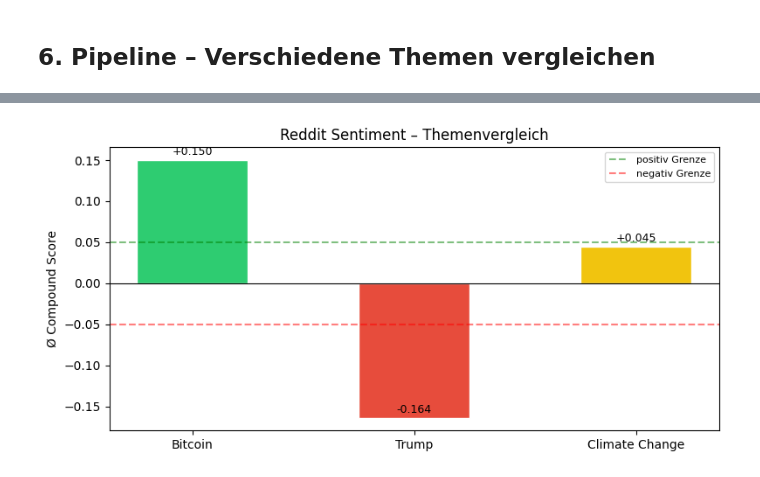
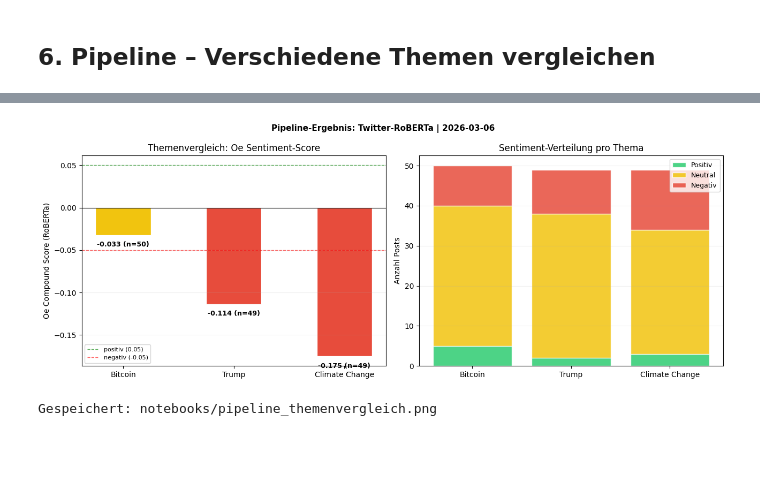
Before and after one commit to Pablozh123/polymarket-reddit-sentiment, a Jupyter notebook: notebooks/03_Pipeline.ipynb, the cells around one changed output, grey strips where cells are left out. Cells and saved outputs as stored; diff of their text form; code cells hidden in the pictures; blank space fills up the shorter version.

```diff
--- a/notebooks/03_Pipeline.ipynb
+++ b/notebooks/03_Pipeline.ipynb
@@ -45,6 +45,7 @@ class PipelineConfig:
     query: str = 'Bitcoin'
     subreddits: list = field(default_factory=lambda: ['investing', 'stocks', 'worldnews', 'CryptoCurrency'])
     post_limit: int = 100
+    sentiment_model: str = sentiment.MODEL_ROBERTA
     winsorize_lower: float = 0.05
     winsorize_upper: float = 0.95
     min_title_length: int = 5
@@ -149,8 +150,8 @@ class SentimentPipeline:
     # ── Schritt 3: Transform ────────────────────────────────────────────────
     def transform(self, posts: pd.DataFrame, markets: pd.DataFrame) -> tuple[pd.DataFrame, pd.DataFrame]:
         # Sentiment berechnen
-        posts = sentiment.analyze(posts)
-        self._log('TRANSFORM', f'Sentiment berechnet für {len(posts)} Posts')
+        posts = sentiment.analyze(posts, model=self.config.sentiment_model)
+        self._log('TRANSFORM', f'Sentiment berechnet für {len(posts)} Posts (Modell: {self.config.sentiment_model})')
 
         # Datum normalisieren
         if 'created_utc' in posts.columns:
@@ -277,17 +312,18 @@ Tages-Aggregat (daily_sentiment):
 # %% [markdown]
 ## 6. Pipeline – Verschiedene Themen vergleichen
 # %%
-topics = ['Bitcoin', 'Trump', 'Climate Change']
+topics  = ['Bitcoin', 'Trump', 'Climate Change']
 results = {}
 
 for topic in topics:
-    cfg = PipelineConfig(query=topic, post_limit=50)
+    cfg  = PipelineConfig(query=topic, post_limit=50)
     pipe = SentimentPipeline(cfg)
     try:
         df, _ = pipe.run()
-        agg = sentiment.aggregate(df)
+        agg   = sentiment.aggregate(df)
+        agg['n_posts'] = len(df)           # Anzahl Posts für Annotation
         results[topic] = agg
-        print(f'{topic}: mean={agg["mean_compound"]:+.3f}, label={agg["label"]}')
+        print(f'{topic}: mean={agg["mean_compound"]:+.3f}  label={agg["label"]}  n={agg["n_posts"]}')
     except Exception as e:
         print(f'{topic}: Fehler – {e}')
 # %% [output]
@@ -311,24 +347,59 @@ Climate Change: mean=+0.045, label=neutral
 # %%
 import matplotlib.pyplot as plt
+import datetime
 
 if results:
     topics_list = list(results.keys())
-    scores = [results[t]['mean_compound'] for t in topics_list]
-    colors = ['#2ecc71' if s >= 0.05 else '#e74c3c' if s <= -0.05 else '#f1c40f' for s in scores]
+    scores      = [results[t]['mean_compound'] for t in topics_list]
+    n_posts     = [results[t].get('n_posts', 0) for t in topics_list]
+    bar_colors  = ['#2ecc71' if s >= 0.05 else '#e74c3c' if s <= -0.05 else '#f1c40f'
+                   for s in scores]
 
-    fig, ax = plt.subplots(figsize=(8, 4))
-    bars = ax.bar(topics_list, scores, color=colors, edgecolor='white', width=0.5)
-    ax.axhline(0, color='black', linewidth=0.8)
-    ax.axhline(0.05, color='green', linestyle='--', alpha=0.5, label='positiv Grenze')
-    ax.axhline(-0.05, color='red', linestyle='--', alpha=0.5, label='negativ Grenze')
-    ax.set_ylabel('Ø Compound Score')
-    ax.set_title('Reddit Sentiment – Themenvergleich')
-    ax.legend(fontsize=8)
-    for bar, score in zip(bars, scores):
-        ax.text(bar.get_x() + bar.get_width()/2, bar.get_height() + 0.003,
-                f'{score:+.3f}', ha='center', va='bottom', fontsize=9)
+    # Sentiment-Counts fuer Panel 2
+    pos_counts = [results[t]['counts'].get('positive', 0) for t in topics_list]
+    neu_counts = [results[t]['counts'].get('neutral',  0) for t in topics_list]
+    neg_counts = [results[t]['counts'].get('negative', 0) for t in topics_list]
+
+    fig, (ax1, ax2) = plt.subplots(1, 2, figsize=(13, 5))
+
+    # Panel 1: Mean Compound
+    bars = ax1.bar(topics_list, scores, color=bar_colors, edgecolor='white', width=0.5)
+    ax1.axhline(0,      color='black', linewidth=0.8)
+    ax1.axhline( 0.05,  color='green', ls='--', alpha=0.6, lw=1, label='positiv (0.05)')
+    ax1.axhline(-0.05,  color='red',   ls='--', alpha=0.6, lw=1, label='negativ (-0.05)')
+    ax1.set_ylabel('Oe Compound Score (RoBERTa)')
+    ax1.set_title('Themenvergleich: Oe Sentiment-Score')
+    ax1.legend(fontsize=8)
+    ax1.grid(axis='y', alpha=0.2)
+
+    for bar, score, n in zip(bars, scores, n_posts):
+        y_offset = 0.007 if score >= 0 else -0.007
+        va = 'bottom' if score >= 0 else 'top'
+        ax1.text(bar.get_x() + bar.get_width()/2, score + y_offset,
+                 f'{score:+.3f} (n={n})', ha='center', va=va, fontsize=9, fontweight='bold')
+
+    # Panel 2: Sentiment-Verteilung (gestapelt)
+    x = range(len(topics_list))
+    ax2.bar(x, pos_counts, label='Positiv', color='#2ecc71', edgecolor='white', alpha=0.85)
+    ax2.bar(x, neu_counts, bottom=pos_counts, label='Neutral',
+            color='#f1c40f', edgecolor='white', alpha=0.85)
+    ax2.bar(x, neg_counts, bottom=[p+n for p,n in zip(pos_counts, neu_counts)],
+            label='Negativ', color='#e74c3c', edgecolor='white', alpha=0.85)
+    ax2.set_xticks(list(x))
+    ax2.set_xticklabels(topics_list)
+    ax2.set_ylabel('Anzahl Posts')
+    ax2.set_title('Sentiment-Verteilung pro Thema')
+    ax2.legend(fontsize=9)
+    ax2.grid(axis='y', alpha=0.2)
+
+    model_name = 'Twitter-RoBERTa'
+    today = datetime.date.today().isoformat()
+    plt.suptitle('Pipeline-Ergebnis: ' + model_name + ' | ' + today,
+                 fontsize=11, fontweight='bold')
     plt.tight_layout()
-    plt.savefig('../notebooks/pipeline_themenvergleich.png', dpi=120, bbox_inches='tight')
+    plt.savefig('../notebooks/pipeline_themenvergleich.png', dpi=130, bbox_inches='tight')
     plt.show()
+    print('Gespeichert: notebooks/pipeline_themenvergleich.png')
 # %% [output]
-[figure, old version]
+[figure, new version]
+Gespeichert: notebooks/pipeline_themenvergleich.png
```
Also changed, not shown: parts of 7 cells of this notebook, 4 other files.
